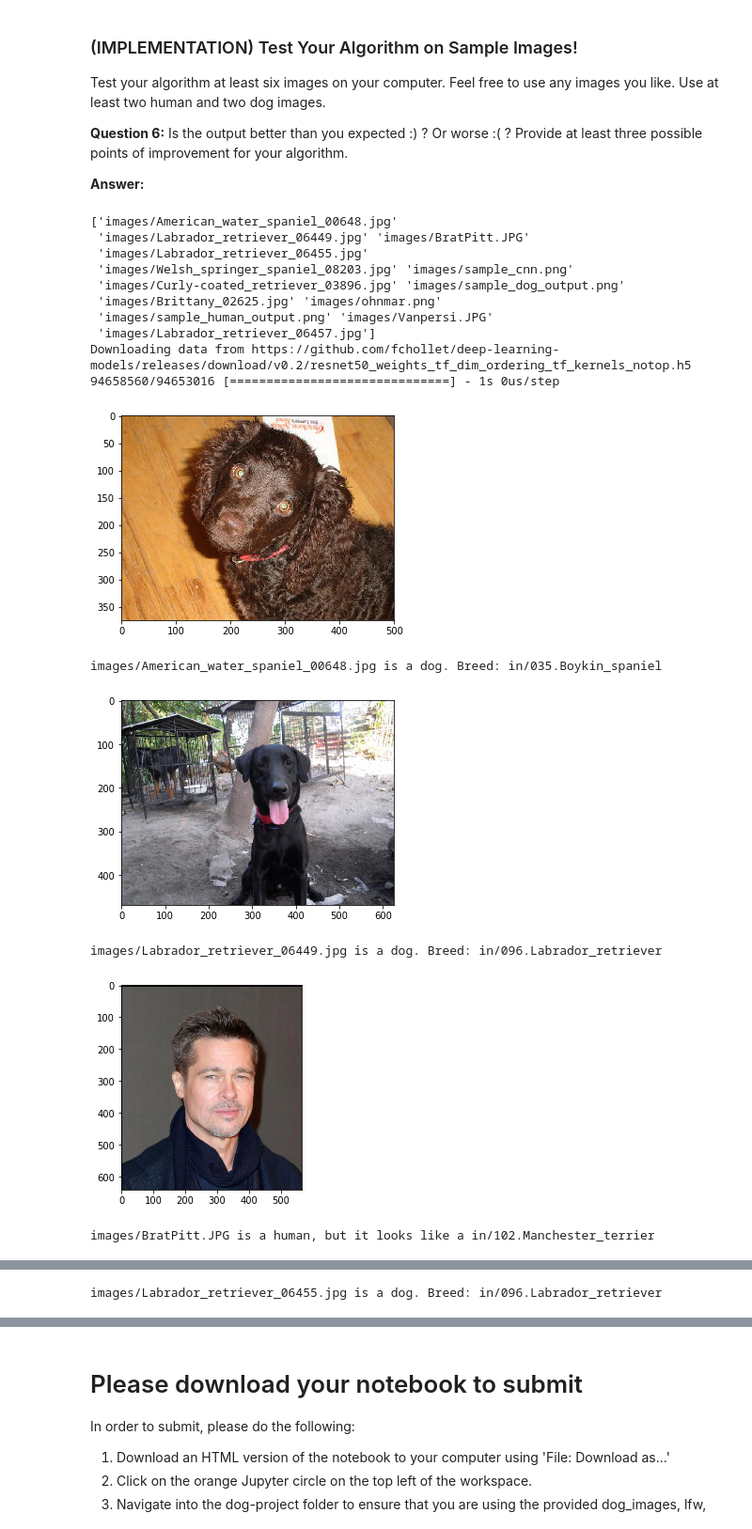
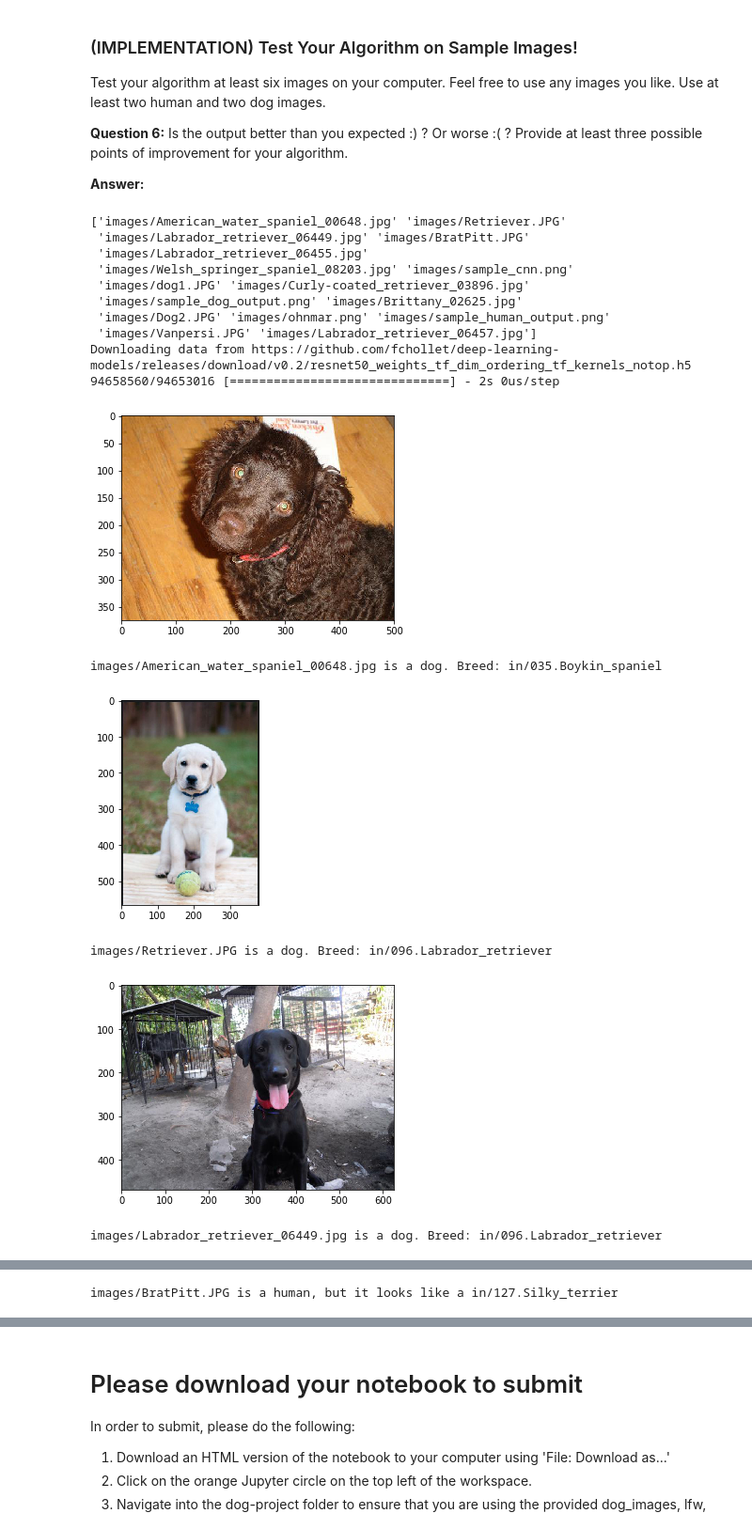
Before and after one commit to ohnmar30/udacity-dog-breedclassifier, a Jupyter notebook: dog_app.ipynb, the cells around one changed output, grey strips where cells are left out. Shown at 94% size. Drawn from its saved outputs; the diff is of its cells as text; code cells hidden in the pictures.

Commit message:
testing with own human and dog images

```diff
--- a/dog_app.ipynb
+++ b/dog_app.ipynb
@@ -786,33 +786,27 @@ __Answer:__
 # %%
 ## TODO: Execute your algorithm from Step 6 on
 ## at least 6 images on your computer.
 ## Feel free to use as many code cells as needed.
 
 test_files = np.array(glob("images/*"))
 print(test_files)
 
 for test_file in test_files:
     dog_breed_detector(test_file)
-
-human_file1 = human_files[23]
-dog_breed_detector(human_file1)
-
-human_file2 = human_files[35]
-dog_breed_detector(human_file2)
 # %% [output]
-['images/American_water_spaniel_00648.jpg'
+['images/American_water_spaniel_00648.jpg' 'images/Retriever.JPG'
  'images/Labrador_retriever_06449.jpg' 'images/BratPitt.JPG'
  'images/Labrador_retriever_06455.jpg'
  'images/Welsh_springer_spaniel_08203.jpg' 'images/sample_cnn.png'
- 'images/Curly-coated_retriever_03896.jpg' 'images/sample_dog_output.png'
- 'images/Brittany_02625.jpg' 'images/ohnmar.png'
- 'images/sample_human_output.png' 'images/Vanpersi.JPG'
- 'images/Labrador_retriever_06457.jpg']
+ 'images/dog1.JPG' 'images/Curly-coated_retriever_03896.jpg'
+ 'images/sample_dog_output.png' 'images/Brittany_02625.jpg'
+ 'images/Dog2.JPG' 'images/ohnmar.png' 'images/sample_human_output.png'
+ 'images/Vanpersi.JPG' 'images/Labrador_retriever_06457.jpg']
 Downloading data from https://github.com/fchollet/deep-learning-models/releases/download/v0.2/resnet50_weights_tf_dim_ordering_tf_kernels_notop.h5
-94658560/94653016 [==============================] - 1s 0us/step
+94658560/94653016 [==============================] - 2s 0us/step
 [figure]
 images/American_water_spaniel_00648.jpg is a dog. Breed: in/035.Boykin_spaniel
-[figure, old version]
+[figure, new version]
-images/Labrador_retriever_06449.jpg is a dog. Breed: in/096.Labrador_retriever
+images/Retriever.JPG is a dog. Breed: in/096.Labrador_retriever
-[figure, old version]
+[figure, new version]
-images/BratPitt.JPG is a human, but it looks like a in/102.Manchester_terrier
+images/Labrador_retriever_06449.jpg is a dog. Breed: in/096.Labrador_retriever
@@ -820 +814 @@ images/BratPitt.JPG is a human, but it looks like a in/102.Manchester_terrier
-images/Labrador_retriever_06455.jpg is a dog. Breed: in/096.Labrador_retriever
+images/BratPitt.JPG is a human, but it looks like a in/127.Silky_terrier
```
Also changed, not shown: parts of 8 cells of this notebook, 1 other file.
